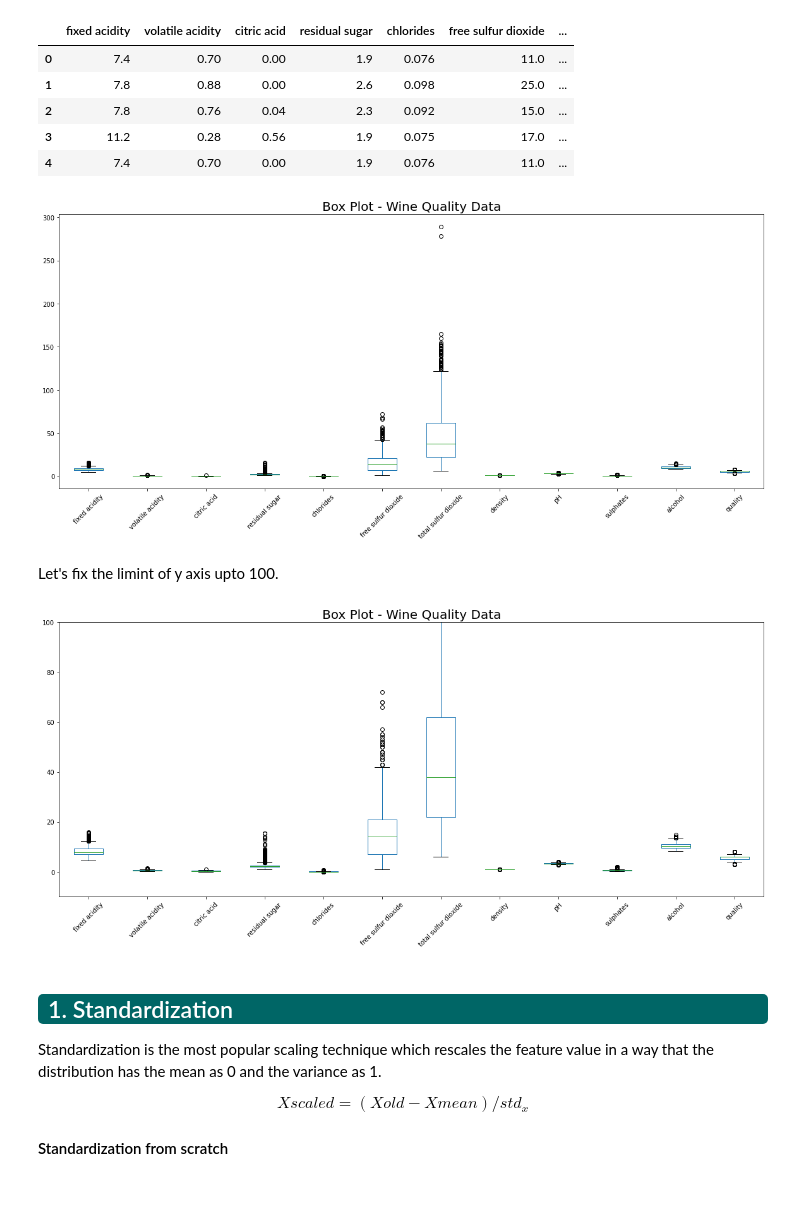
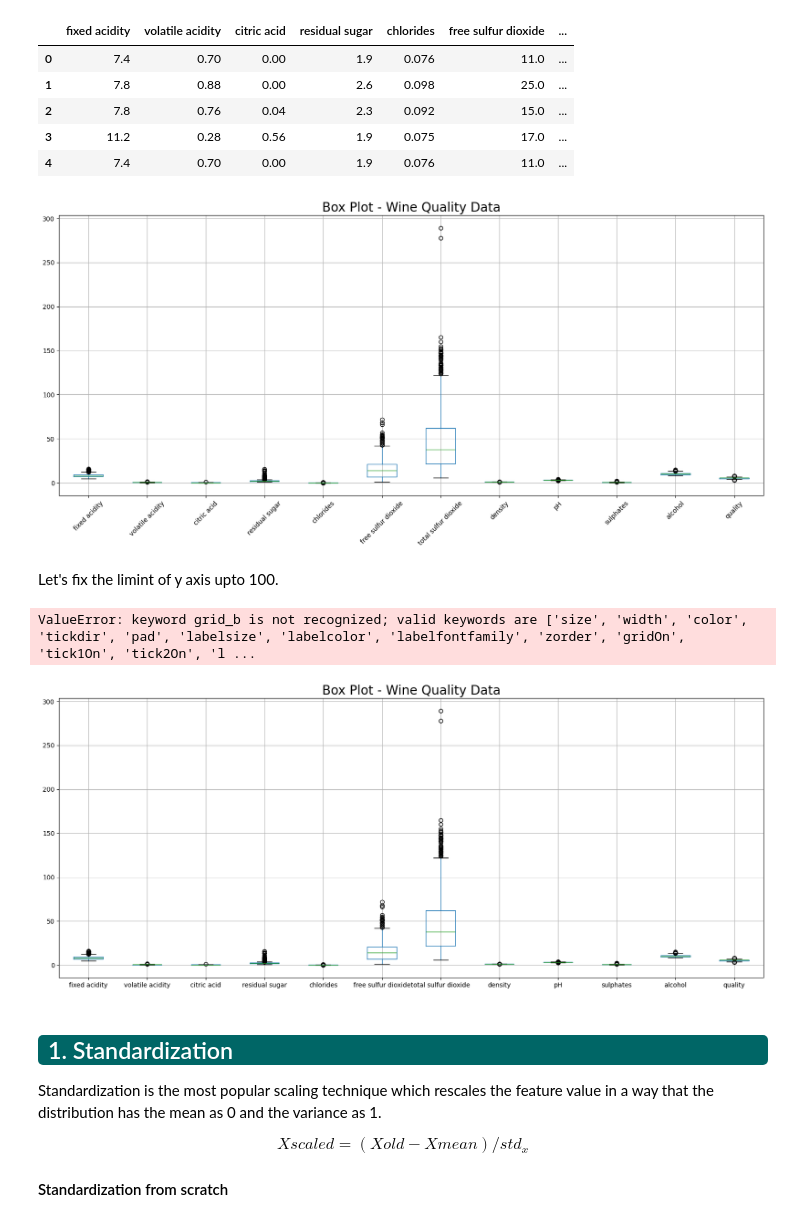
Before and after one commit to ankitw497/DataScience-Basics, a Jupyter notebook: Data_Preprocessing_EDA/Notebooks/2_5_Feature_Scaling.ipynb, the cells around one changed output. Cells and saved outputs as stored; diff of their text form; code cells hidden in the pictures; blank space fills up the shorter version.

```diff
--- a/Data_Preprocessing_EDA/Notebooks/2_5_Feature_Scaling.ipynb
+++ b/Data_Preprocessing_EDA/Notebooks/2_5_Feature_Scaling.ipynb
@@ -20,7 +20,7 @@ import pandas as pd
 import matplotlib.pyplot as plt
 import seaborn as sns
 # %%
-df = pd.read_csv('Datasets/winequality-red.csv')
+df = pd.read_csv('../Datasets/winequality-red.csv')
 df.head()
 # %% [output]
 |  | fixed acidity | volatile acidity | citric acid | residual sugar | chlorides | free sulfur dioxide | ... |
@@ -32,12 +32,11 @@ df.head()
 # %%
 # Boxplot
 plt.figure(figsize = [20,8])
 df.boxplot()
 plt.title('Box Plot - Wine Quality Data', fontsize = 20)
-plt.grid(b=None)
 plt.xticks(rotation=45);
 # %% [output]
-[figure, old version]
+[figure, new version]
 # %% [markdown]
 Let's fix the limint of y axis upto 100.
 # %%
@@ -49,7 +48,8 @@ plt.grid(b=None)
 plt.ylim(-10, 100)
 plt.xticks(rotation=45);
 # %% [output]
+ValueError: keyword grid_b is not recognized; valid keywords are ['size', 'width', 'color', 'tickdir', 'pad', 'labelsize', 'labelcolor', 'labelfontfamily', 'zorder', 'gridOn', 'tick1On', 'tick2On', 'l ...
-[figure, old version]
+[figure, new version]
 # %% [markdown]
 <div class="alert alert-info" style="background-color:#006666; color:white; padding:0px 10px; border-radius:5px;"><h2 style='margin:10px 5px'>1. Standardization</h2>
 </div>
```
Also changed, not shown: parts of 7 cells of this notebook, 1 other file.
